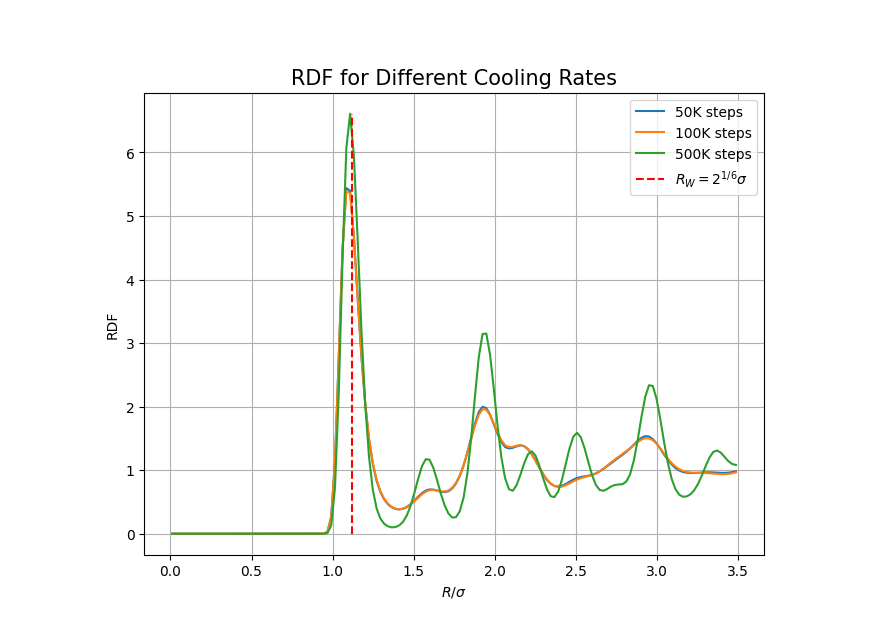
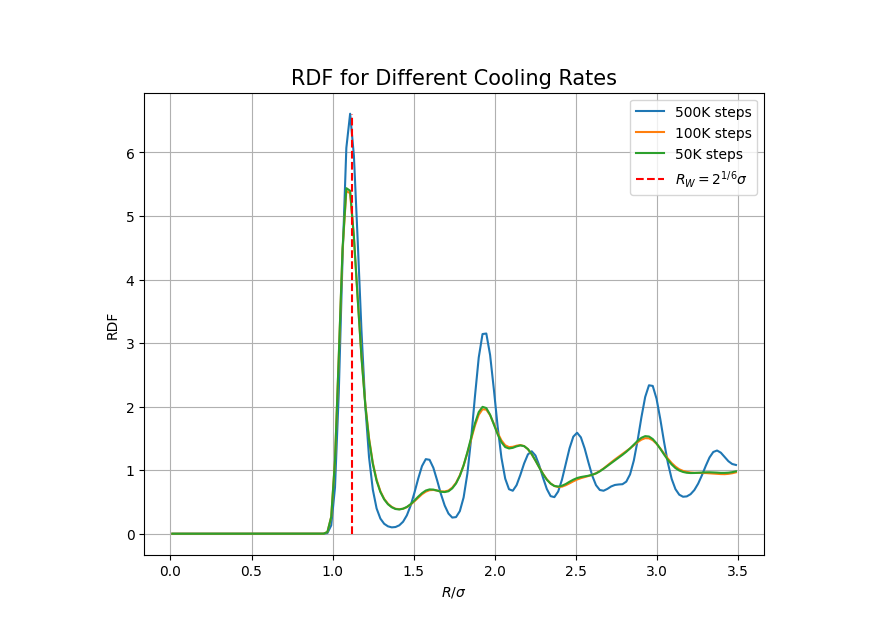
Before and after one commit to YehonathanBarda/Advenced_PhyChemLab2, a Jupyter notebook: MD/MD_run.ipynb, the cells around one changed output. Cells and saved outputs as stored; diff of their text form; code cells hidden in the pictures.

```diff
--- a/MD/MD_run.ipynb
+++ b/MD/MD_run.ipynb
@@ -160,7 +160,6 @@ phase_dict = {0.05: 'Gas', 0.8: 'Liquid', 1.1: 'Solid'}
 max_rdf = 0
 plt.figure(figsize=(8, 6))
 for density in density_list:
-    ""
     file_path = os.path.join(results_folder, f"rdf_lj_{density}.out")
     R, RDF = plot_rdf(file_path, Plot=False)
     plt.plot(R, RDF, label=fr'$\rho= {density}$ | {phase_dict[density]}')
@@ -182,21 +181,20 @@ plt.show()
 # %% [markdown]
 ###
 # %%
-NumStep_list = [50000,100000,500000]
+NumStep_list = [500000,100000,50000]
 max_rdf = 0
 plt.figure(figsize=(8, 6))
 for NumStep in NumStep_list:
-    ""
     file_path = os.path.join(results_folder, f"rdf_lj_relaxation_density_0.8_NumStep_{NumStep}.out")
     R, RDF = plot_rdf(file_path, Plot=False)
     plt.plot(R, RDF, label=f'{int(NumStep/1000)}K steps')
     max_rdf = max(max_rdf, max(RDF))
 plt.vlines(2 ** (1/6), 0,max_rdf, colors='r', linestyles='dashed', label=r'$R_{W}= 2^{1/6} \sigma$')
 plt.xlabel(r'$R/\sigma$')
 plt.ylabel(r'RDF')
 plt.title('RDF for Different Cooling Rates', fontsize=15)
 plt.legend()
 plt.grid()
 plt.show()
 # %% [output]
-[figure, old version]
+[figure, new version]
```
Also changed, not shown: parts of 2 cells of this notebook, 15 other files.
